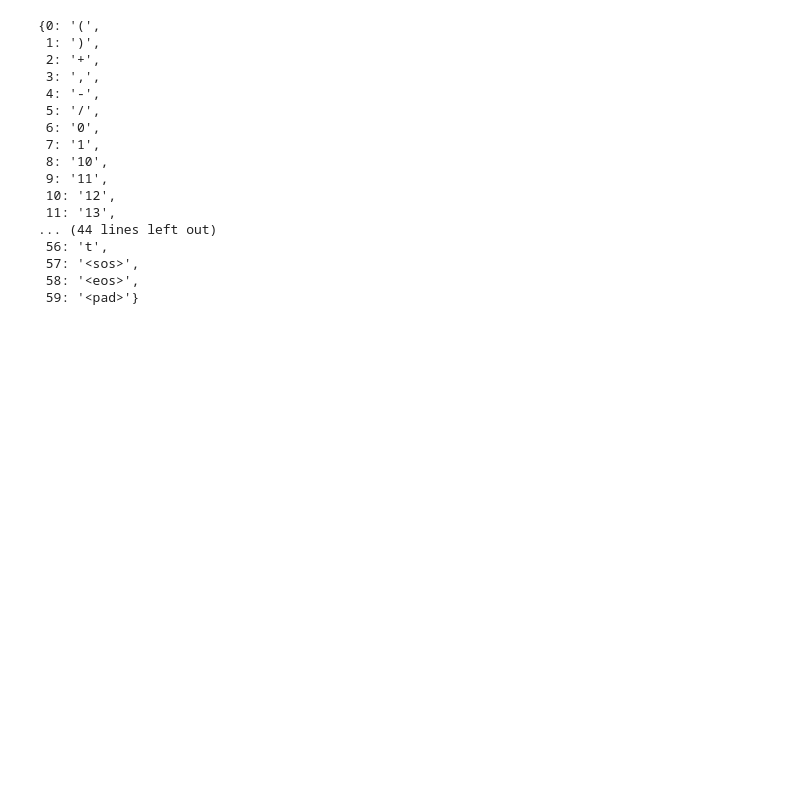
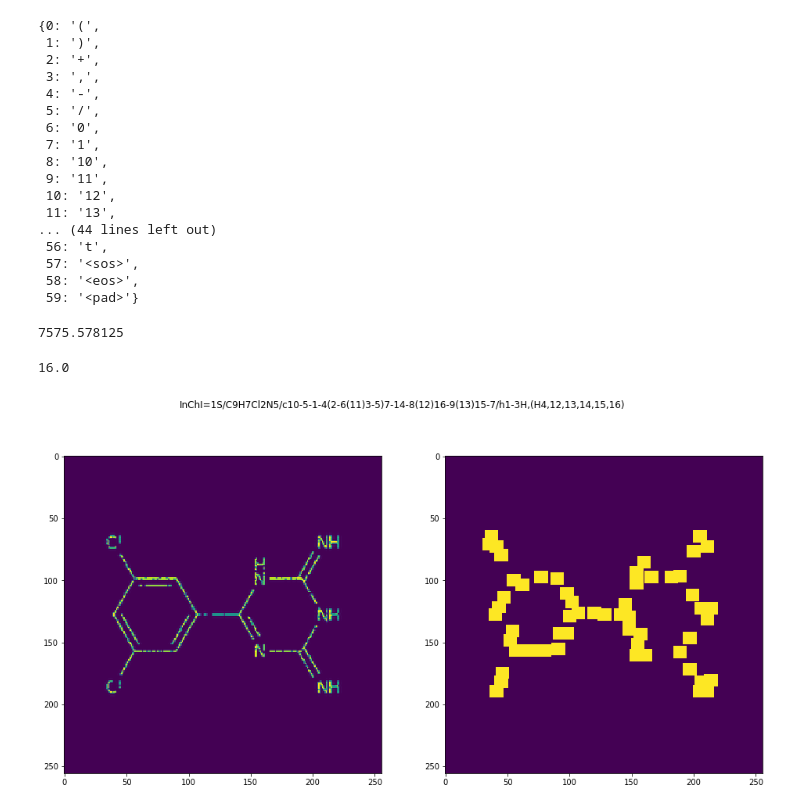
Before and after one commit to wesleyktatum/bms_kaggle, a Jupyter notebook: ipynb/od_exploration.ipynb, the cells around one changed output. Drawn from its saved outputs; the diff is of its cells as text; code cells hidden in the pictures; blank space fills up the shorter version.

```diff
--- a/ipynb/od_exploration.ipynb
+++ b/ipynb/od_exploration.ipynb
@@ -1025,3 +1022,11 @@ char_weights = get_char_weights(train_inchis, params)
 char_weights[-1] = 0.2
 # %%
 np.save('../data/char_weights.npy', char_weights)
+# %%
+train_df.shape[0] / 256
+# %% [output]
+7575.578125
+# %%
+256 / 16
+# %% [output]
+16.0
@@ -1027,0 +1048,14 @@ np.save('../data/char_weights.npy', char_weights)
+# %%
+i = 1603152
+test_img_id = train_df.image_id.values[i]
+test_inchi = train_df.InChI.values[i]
+img_path = get_path_from_img_id(test_img_id, TRAIN_RESIZE_DIR)
+img = preprocess(img_path)
+# %%
+fig, ax = plt.subplots(1, 2, figsize=(16,8))
+ax[0].imshow(img[0,:,:])
+ax[1].imshow(img[1,:,:])
+plt.suptitle(test_inchi)
+plt.show()
+# %% [output]
+[figure, added]
```
Also changed, not shown: parts of 24 cells of this notebook.
